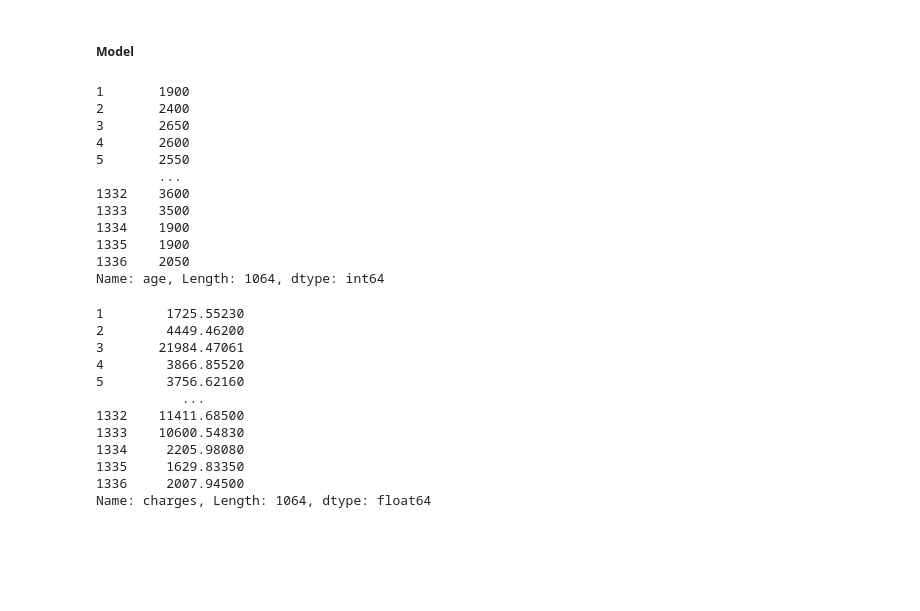
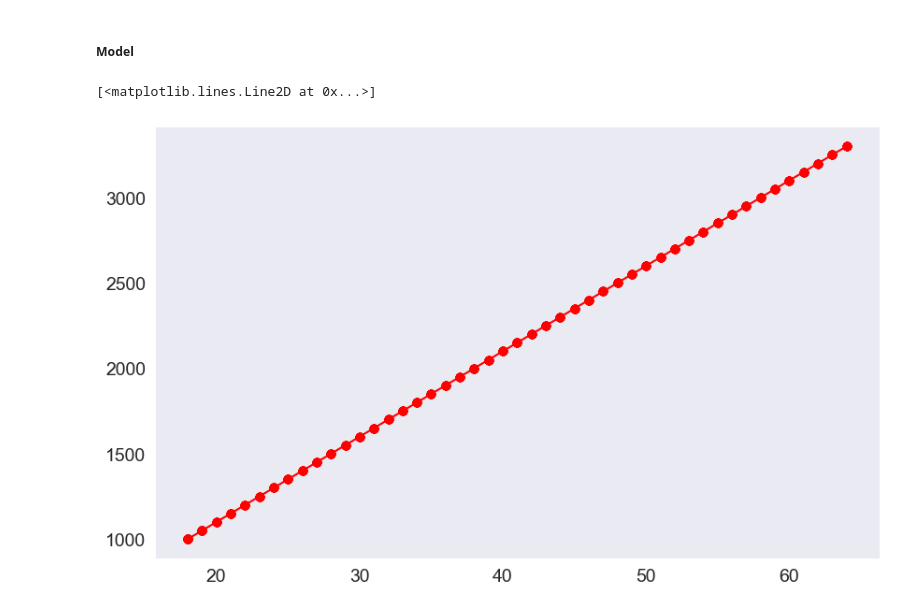
Before and after one commit to tahaftm/Machine-Learning-Projects, a Jupyter notebook: linear regression.ipynb, the cells around one changed output. Drawn from its saved outputs; the diff is of its cells as text; code cells hidden in the pictures; blank space fills up the shorter version.

```diff
--- a/linear regression.ipynb
+++ b/linear regression.ipynb
@@ -152,37 +152,13 @@ def estimate_charges(age,w,c):
     return w*age + c
 # %%
 w = 50
-c = 1000
+c = 100
 age = non_somker_df.age
-estimate_charges(age,w,c)
+estimate = estimate_charges(age,w,c)
-# %% [output]
-1       1900
-2       2400
-3       2650
-4       2600
-5       2550
-        ...
-1332    3600
-1333    3500
-1334    1900
-1335    1900
-1336    2050
-Name: age, Length: 1064, dtype: int64
-# %%
-estimate = non_somker_df.charges
-estimate
-# %% [output]
-1        1725.55230
-2        4449.46200
-3       21984.47061
-4        3866.85520
-5        3756.62160
-           ...
-1332    11411.68500
-1333    10600.54830
-1334     2205.98080
-1335     1629.83350
-1336     2007.94500
-Name: charges, Length: 1064, dtype: float64
+# %%
+plt.plot(non_somker_df["age"],estimate, "r-o")
+# %% [output]
+[<matplotlib.lines.Line2D at 0x...>]
+[figure, added]
 # %%
 fig = px.scatter(non_somker_df, x = "age", y = "charges", title= "Age vs Charges Distribution")
```
Also changed, not shown: parts of 17 cells of this notebook.
